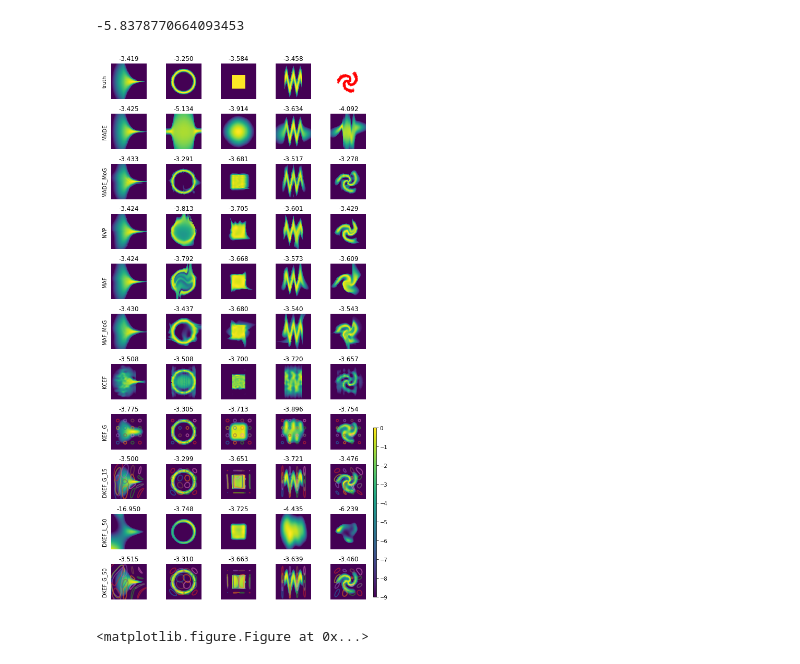
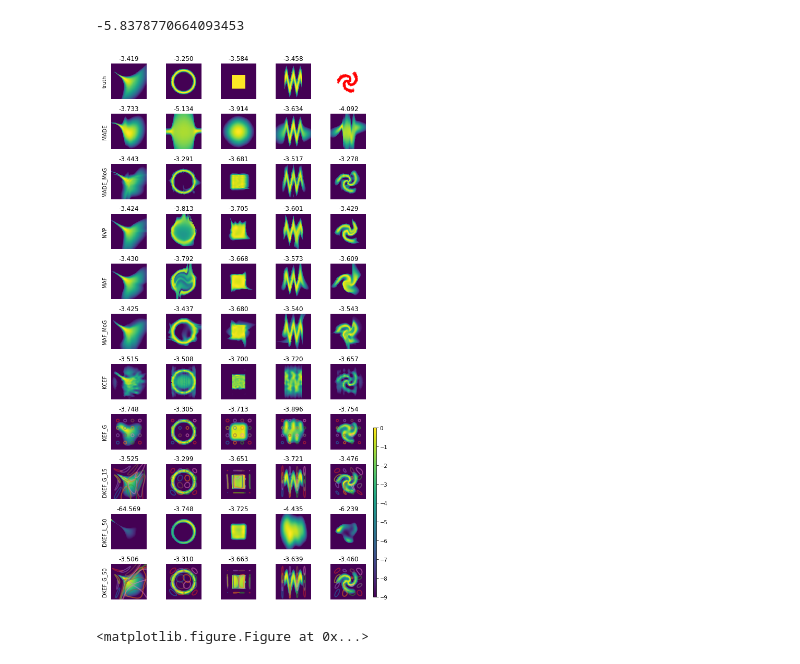
Before and after one commit to kevin-w-li/deep-kexpfam, a Jupyter notebook: toys.ipynb, the cells around one changed output. Cells and saved outputs as stored; diff of their text form; code cells hidden in the pictures.

```diff
--- a/toys.ipynb
+++ b/toys.ipynb
@@ -117,15 +122,0 @@ dl_model_loglik = test_loglik.mean()
-# %%
-def get_grid(r, i, j, cond):
-
-
-    grid = np.meshgrid(r,r)
-
-    grid = np.stack(grid,2)
-    grid = grid.reshape(-1,2)
-
-    num_point = len(grid)
-    grid_cond = np.tile(cond[None,:], [num_point, 1])
-
-    grid_cond[:,i] = grid[:,0]
-    grid_cond[:,j] = grid[:,1]
-    return grid_cond
@@ -189,24 +122,0 @@ KeyboardInterrupt:
-# %%
-grid_points = get_grid(np.linspace(-5,5,4), idx_i,idx_j,np.zeros(p.D))
-grid_data_one=np.linspace(-8,8,100)
-grid_data   = get_grid(grid_data_one, idx_i,idx_j,np.zeros(p.D))
-
-plt.figure(figsize=(3,3))
-kernel_vals = []
-for ki in range(len(dl_model.ops["kernel_grams"])):
-
-    kvs = dl_model.sess.run(dl_model.ops["kernel_grams"][ki], feed_dict={dl_model.test_points: grid_points, dl_model.test_data: grid_data})
-    kernel_vals.append(kvs)
-    for i in range(kvs.shape[0]):
-        kv = kvs[i]
-        plt.contour(grid_data_one, grid_data_one, kv.reshape(100,100), [0], vmin=kv.min(), vmax=kv.max(), colors="C%d"%(i%9), linewidths=[(0.1*(ki+1)**2+3)])
-        plt.plot(grid_points[i,idx_i], grid_points[i,idx_j], ".",  color="C%d"%(i%9))
-pcolor = plt.pcolor(grid_data_one, grid_data_one, logpdf.reshape(ngrid, ngrid), vmin=-4)
-pcolor.set_edgecolor('face')
-plt.xlim(grid_data_one.min(),grid_data_one.max())
-plt.ylim(grid_data_one.min(),grid_data_one.max())
-plt.gca().set_yticks([-5,0,5])
-plt.gca().set_aspect("equal", "box")
-plt.tight_layout()
-#plt.colorbar()
-#plt.savefig("figs/%s.pdf"%p.name)
@@ -330,7 +226,7 @@ for di, dname in enumerate(["Funnel","Ring","Uniform", "Cosine", "Spiral"]):
 
 
     ax = axes[0, di]
-    this_p = load_data(dname, D=2,N=N, seed=seed)
+    this_p = load_data(dname, D=2,N=N, seed=seed, rotate=dname=="Funnel")
 
     if this_p.dist.has_grad:
 
@@ -350,7 +246,7 @@ for di, dname in enumerate(["Funnel","Ring","Uniform", "Cosine", "Spiral"]):
         ax.set_aspect("equal", "box")
         ax.set_axis_off()
 
-    saved_pdf = np.load("figs/%s_data.npz" % this_p.name)
+    saved_pdf = np.load("figs/others_%s_data.npz" % this_p.name)
     for mi, mname in enumerate(others_list):
         ax = axes[mi+1, di]
         pdf = saved_pdf[mname.lower()+"_pdf"]
@@ -374,35 +270,35 @@ for di, dname in enumerate(["Funnel","Ring","Uniform", "Cosine", "Spiral"]):
     ax.set_title("%.3f"%kcef_loglik)
 
 
     lite_names = [ "sl_model", "dl_model","ll_model", "hl_model"]
     lite_display_names = [ "KEF_G", "DKEF_G_15","DKEF_L_50", "DKEF_G_50"]
     for li, ln in enumerate(lite_names):
         ax = axes[ 7+li, di]
-
+        saved_pdf = np.load("figs/%s_%s_data.npz" % (ln,this_p.name))
         if ln != "ll_model":
             kernel_vals = saved_pdf[ln+"_kernel_vals"]
             grid_points = saved_pdf["grid_points"]
             kvs = kernel_vals
             for i in range(kvs.shape[0]):
                 kv = kvs[i]
                 ax.contour(grid_data_one, grid_data_one, kv.reshape(100,100), [0.9], vmin=kv.min(), vmax=kv.max(), colors="C%d"%(i%9), linewidths=[2], alpha=.5)
                 #ax.plot(grid_points[i,idx_i], grid_points[i,idx_j], ".",  color="C%d"%(i%9), alpha=0.5)
 
         pdf = saved_pdf[ln+"_logpdf"]
         im = plot_logpdf(ax, pdf)
         model_loglik = saved_pdf[ln+"_loglik"]
         if di == 0:
             ax.text(-0.1,0.5, lite_display_names[li],  transform=ax.transAxes, **model_name_properties)
         ax.set_title("%.3f"%model_loglik)
 
 plt.tight_layout(h_pad=-0.5, w_pad=-0.1)
 fig.subplots_adjust(right=0.94)
 cbar_ax = fig.add_axes([0.94, 0.03, 0.01, 0.3])
 fig.colorbar(im, cax=cbar_ax)
 #plt.colorbar()
 fig.savefig("figs/toys.png", dpi=200)
 # %% [output]
-[figure, old version]
+[figure, new version]
 # %%
 fig.savefig("figs/toys.jpg")
 # %% [output]
```
Also changed, not shown: parts of 11 cells of this notebook, 2 other files.
